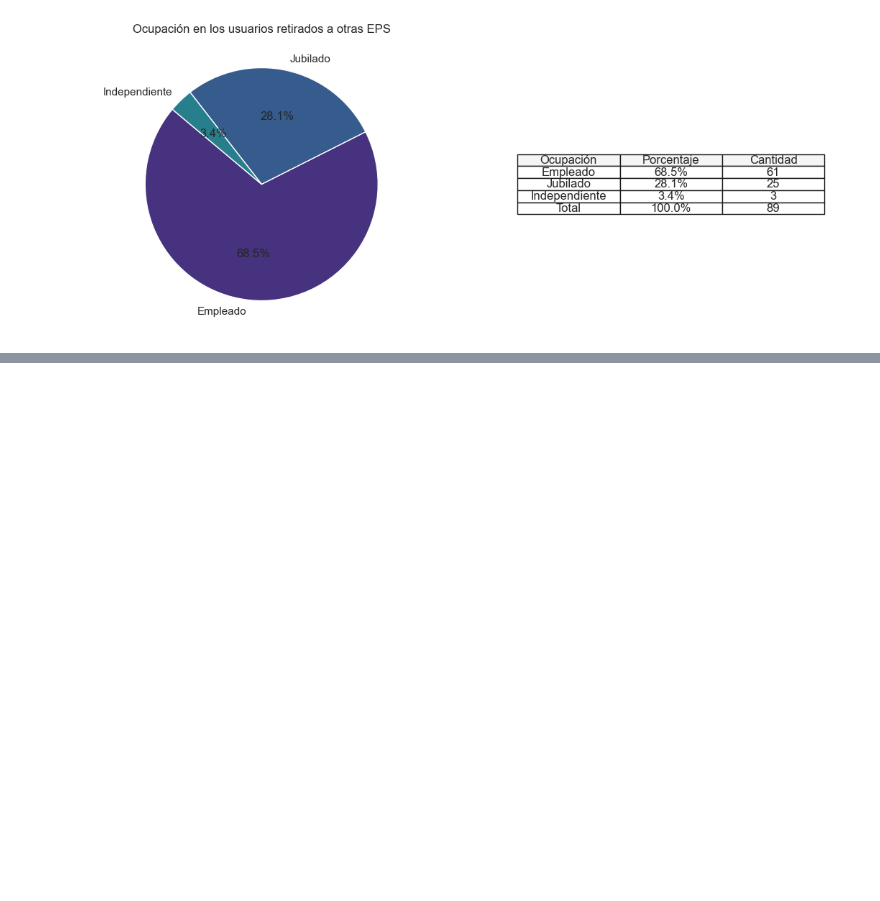
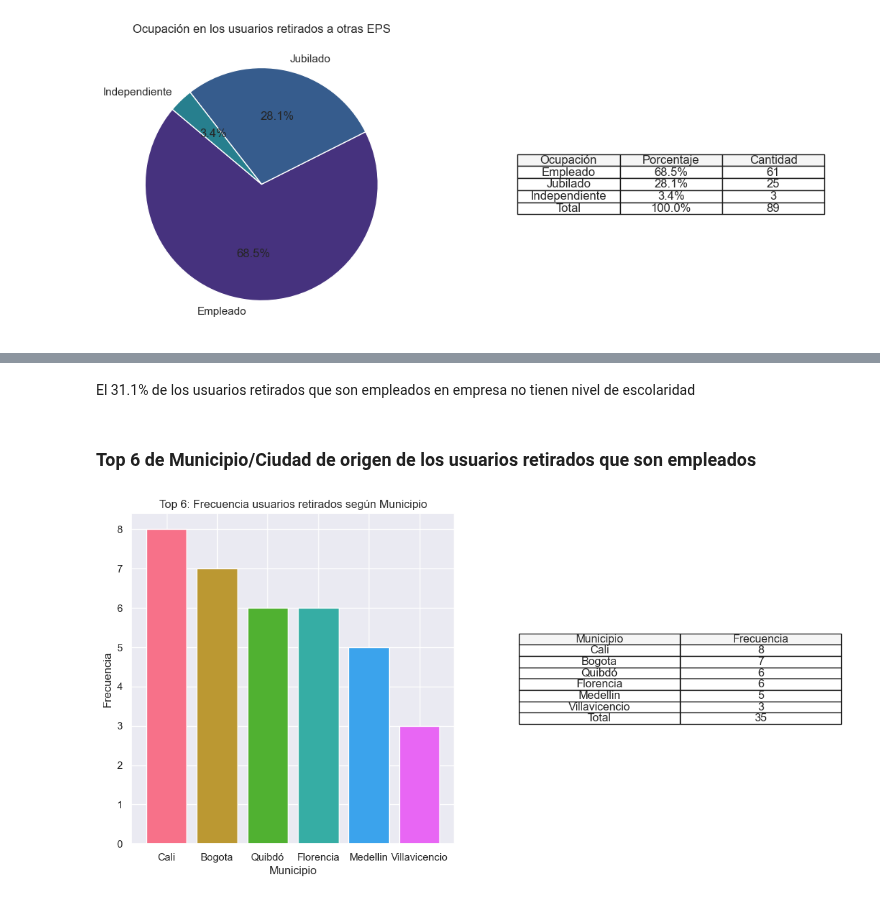
Before and after one commit to Jujo2040751/Proyecto-DataScience, a Jupyter notebook: proy.ipynb, the cells around one changed output, grey strips where cells are left out. Saved outputs shown, nothing was run; the diff lists cells and outputs as text; code cells hidden in the pictures; blank space fills up the shorter version.

```diff
--- a/proy.ipynb
+++ b/proy.ipynb
@@ -557,0 +607,35 @@ plt.show()
+# %% [markdown]
+El 31.1% de los usuarios retirados que son empleados en empresa no tienen nivel de escolaridad
+# %% [markdown]
+<h3> Top 6 de Municipio/Ciudad de origen de los usuarios retirados que son empleados
+# %%
+import matplotlib.pyplot as plt
+import seaborn as sns  # Seaborn es una biblioteca de visualización que proporciona paletas de colores
+
+df_frecuencia_usuarioRetirado_municipio = dF_resultado_empleados_retirados['municipio'].value_counts()
+top6_r = df_frecuencia_usuarioRetirado_municipio.head(6)
+
+plt.figure(figsize=(12, 6))
+
+plt.subplot(1, 2, 1)
+# paleta de colores categóricos color palette)
+colors = sns.color_palette("husl", len(top6_r))
+bars = plt.bar(top6_r.index, top6_r.values, color=colors)
+
+plt.xlabel('Municipio')
+plt.ylabel('Frecuencia')
+plt.title('Top 6: Frecuencia usuarios retirados según Municipio')
+
+plt.subplot(1, 2, 2)
+plt.axis('off')
+
+table_data = [(municipio, frecuencia) for municipio, frecuencia in zip(top6_r.index, top6_r.values)]
+table_data.append(('Total', top6_r.sum()))
+
+table = plt.table(cellText=table_data, colLabels=['Municipio', 'Frecuencia'], loc='center', cellLoc='center', colColours=['#f5f5f5']*2)
+table.auto_set_font_size(False)
+table.set_fontsize(12)
+
+plt.show()
+# %% [output]
+[figure, added]
```
Also changed, not shown: parts of 13 cells of this notebook.
